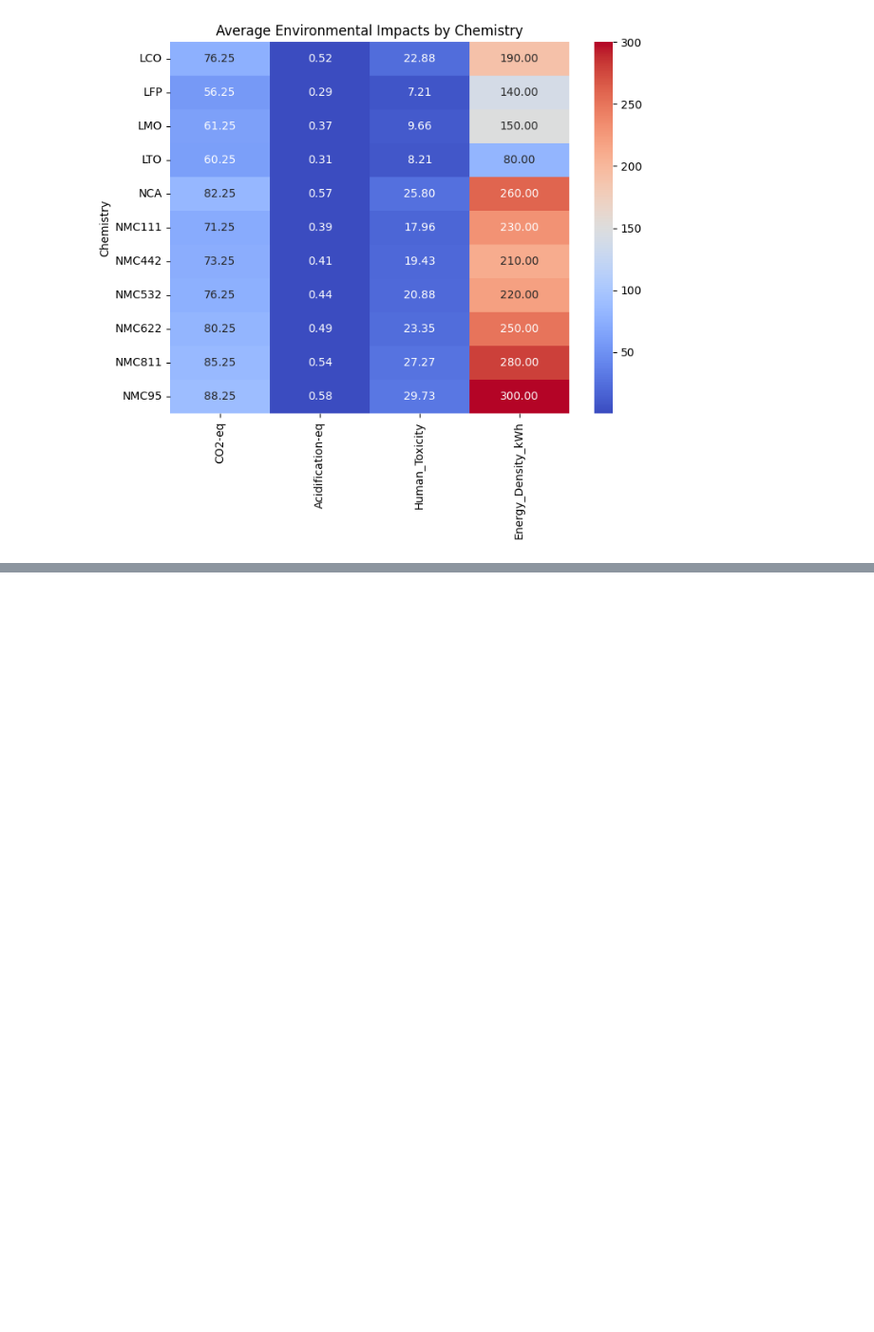
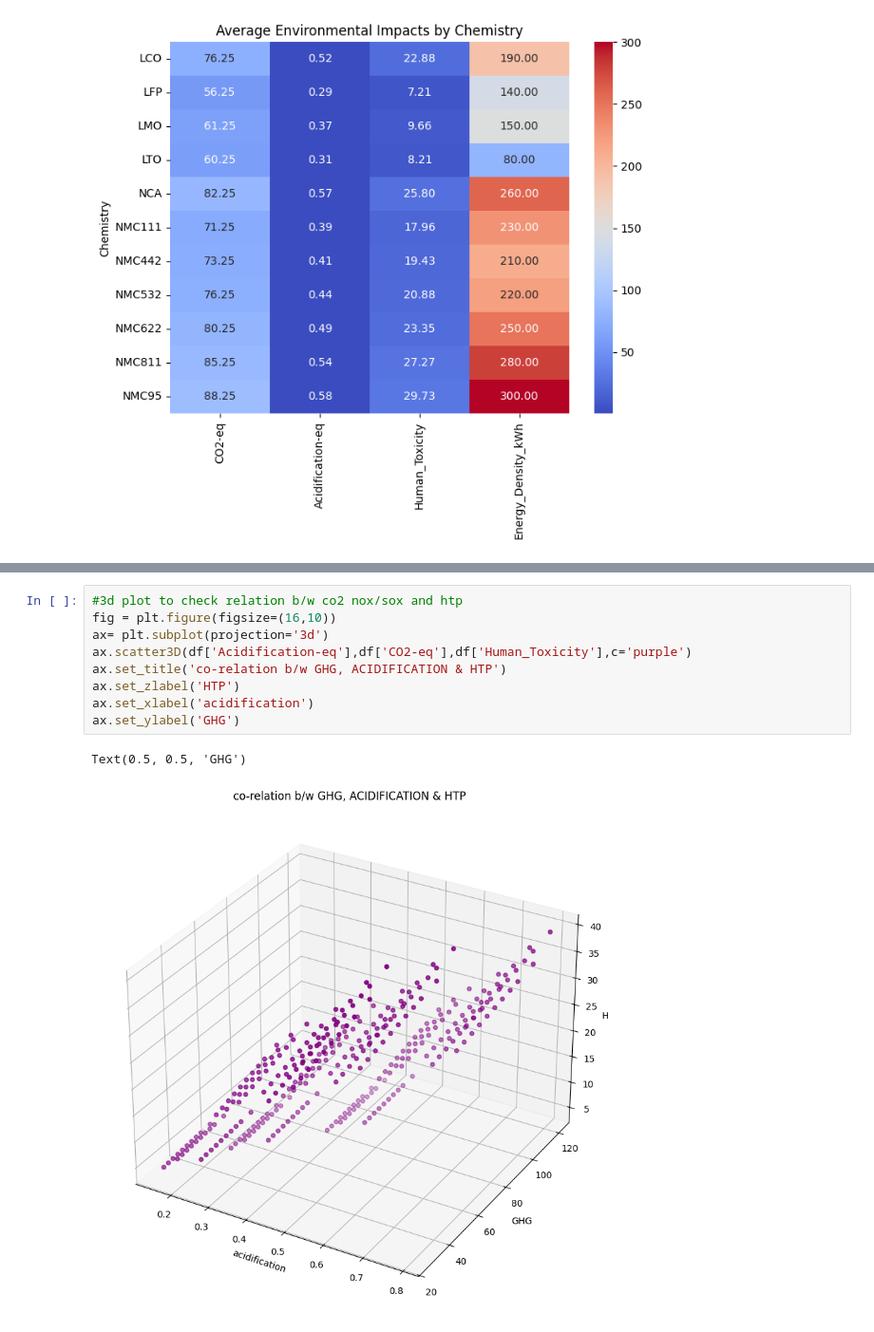
Before and after one commit to Sneha-code01/ML, a Jupyter notebook: batterypredict_1.ipynb, the cells around one changed output, grey strips where cells are left out. Shown at 95% size. Drawn from its saved outputs; the diff is of its cells as text; blank space fills up the shorter version.

```diff
--- a/batterypredict_1.ipynb
+++ b/batterypredict_1.ipynb
@@ -467,0 +438,12 @@ plt.show()
+# %%
+#3d plot to check relation b/w co2 nox/sox and htp
+fig = plt.figure(figsize=(16,10))
+ax= plt.subplot(projection='3d')
+ax.scatter3D(df['Acidification-eq'],df['CO2-eq'],df['Human_Toxicity'],c='purple')
+ax.set_title('co-relation b/w GHG, ACIDIFICATION & HTP')
+ax.set_zlabel('HTP')
+ax.set_xlabel('acidification')
+ax.set_ylabel('GHG')
+# %% [output]
+Text(0.5, 0.5, 'GHG')
+[figure, added]
```
Also changed, not shown: parts of 9 cells of this notebook.
